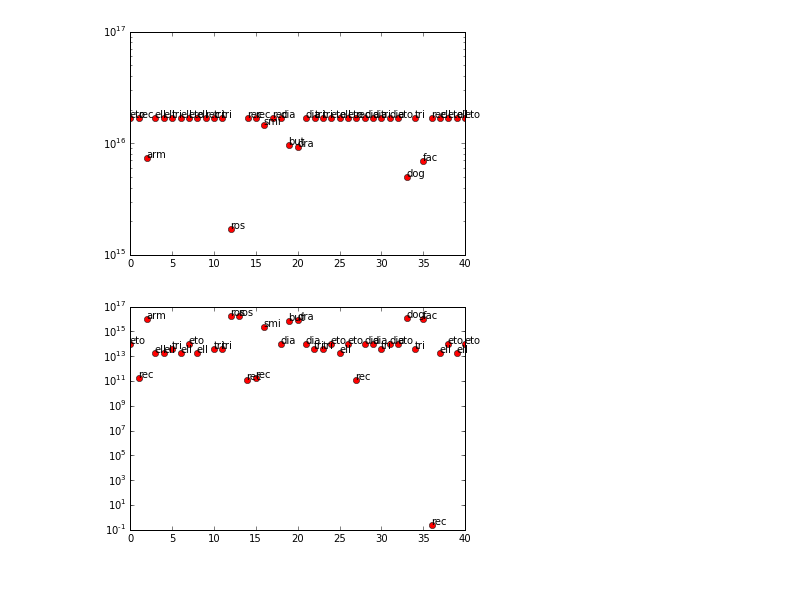
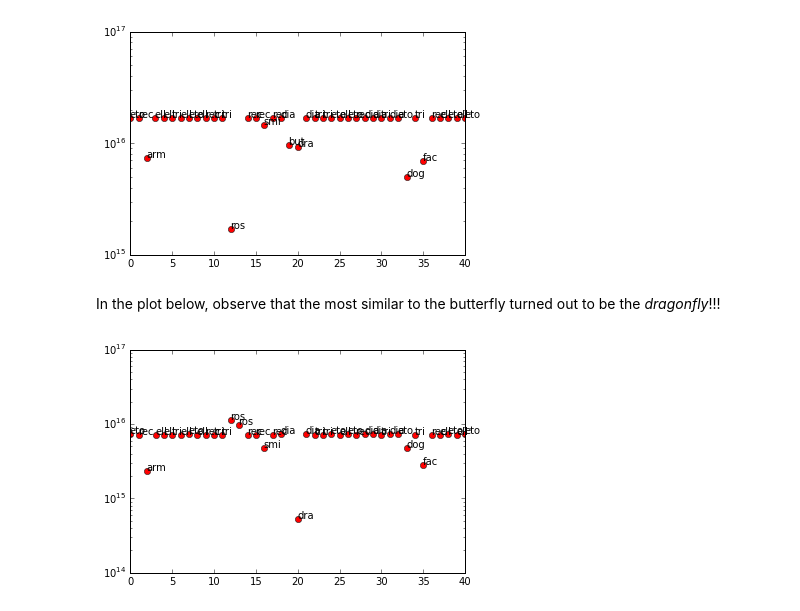
Before and after one commit to disabledalpha/iPython-Notebooks, a Jupyter notebook: Invariants computation.ipynb, the cells around one changed output. Saved outputs shown, nothing was run; the diff lists cells and outputs as text; code cells hidden in the pictures; blank space fills up the shorter version.

Commit message:
Added comments and tests

```diff
--- a/Invariants computation.ipynb
+++ b/Invariants computation.ipynb
@@ -400,7 +408,7 @@ def evaluate_invariants(image, sa_size = 2):
 
     return bispectral_inv(fft_oversampled, sa_size)
 # %%
-def bispectral_folder(folder_name = folder):
+def bispectral_folder(folder_name = folder, sa_size = 2):
     # Evaluates all the invariants of the images in the
     # selected folder, storing them in a dictionary
 
@@ -415,7 +423,7 @@ def bispectral_folder(folder_name = folder):
         base, extension = os.path.splitext(infilename)
         if extension == '.png':
             test_img = 1 - rgb2gray(plt.imread(infilename))
-            bispectrum = evaluate_invariants(test_img)
+            bispectrum = evaluate_invariants(test_img, sa_size)
 
 #             print os.path.splitext(filename)[0]
 
@@ -426,8 +434,13 @@ def bispectral_folder(folder_name = folder):
 bispectrums = bispectral_folder()
 # %%
 def bispectral_plot(bispectrums, comparison = 'triangle', log_scale = True):
-    # Plots the difference of their norms w.r.t. the
-    # comparison element (by default in logarithmic scale)
+    """
+    Plots the difference of the norms of the given invariants w.r.t. the
+    comparison element (by default in logarithmic scale)
+
+    `bispectrums`: a dictionary with as keys the names of the images and
+                    as values their invariants
+    """
 
     if comparison not in bispectrums:
         print("The requested comparison is not in the folder")
@@ -450,5 +463,6 @@ def bispectral_plot(bispectrums, comparison = 'triangle', log_scale = True):
         if log_scale and bispectrum_diff.values()[i] < 10**(-3):
             continue
         plt.text(i,bispectrum_diff.values()[i],bispectrum_diff.keys()[i][:3])
+            ("Comparison with as reference "+comparison)
 
     return
@@ -460,7 +485,9 @@ bispectral_plot(bispectrums)
 bispectral_plot(bispectrums, comparison='rose')
 # %% [output]
 [figure]
+# %% [markdown]
+In the plot below, observe that the most similar to the butterfly turned out to be the *dragonfly*!!!
 # %%
-bispectral_plot(bispectrums, comparison='rectangle')
+bispectral_plot(bispectrums, comparison='butterfly')
 # %% [output]
-[figure, old version]
+[figure, new version]
```
Also changed, not shown: parts of 11 cells of this notebook.
